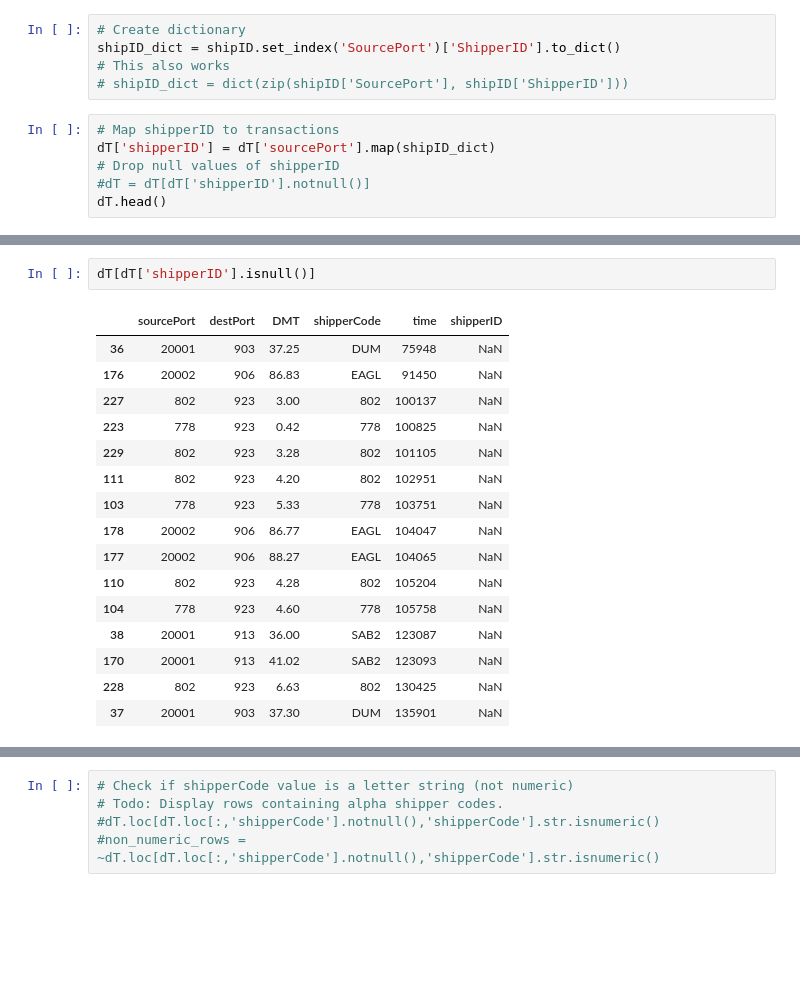
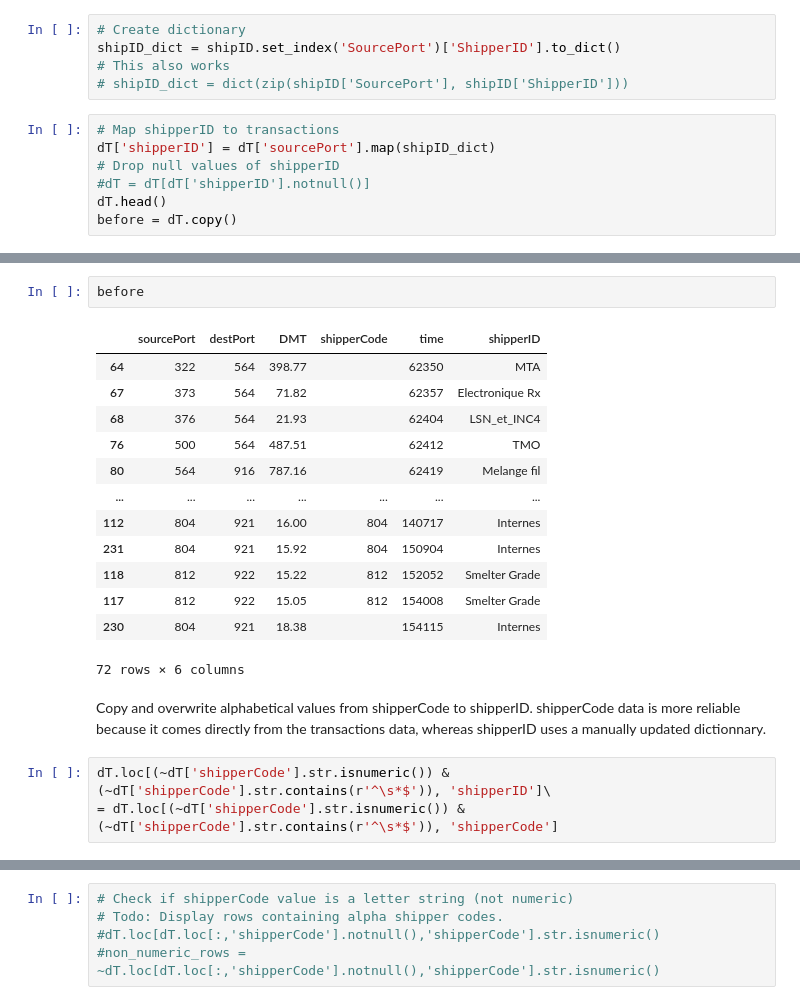
Before and after one commit to mark-zhao1/Fonte, a Jupyter notebook: Fonte_dev.ipynb, the cells around one changed output, grey strips where cells are left out. Cells and saved outputs as stored; diff of their text form; blank space fills up the shorter version.

```diff
--- a/Fonte_dev.ipynb
+++ b/Fonte_dev.ipynb
@@ -124,3 +130,4 @@ dT['shipperID'] = dT['sourcePort'].map(shipID_dict)
 # Drop null values of shipperID
 #dT = dT[dT['shipperID'].notnull()]
 dT.head()
+before = dT.copy()
@@ -134,19 +134,21 @@ dT.head()
-# %%
-dT[dT['shipperID'].isnull()]
-# %% [output]
-|  | sourcePort | destPort | DMT | shipperCode | time | shipperID |
-| 36 | 20001 | 903 | 37.25 | DUM | 75948 | NaN |
-| 176 | 20002 | 906 | 86.83 | EAGL | 91450 | NaN |
-| 227 | 802 | 923 | 3.00 | 802 | 100137 | NaN |
-| 223 | 778 | 923 | 0.42 | 778 | 100825 | NaN |
-| 229 | 802 | 923 | 3.28 | 802 | 101105 | NaN |
-| 111 | 802 | 923 | 4.20 | 802 | 102951 | NaN |
-| 103 | 778 | 923 | 5.33 | 778 | 103751 | NaN |
-| 178 | 20002 | 906 | 86.77 | EAGL | 104047 | NaN |
-| 177 | 20002 | 906 | 88.27 | EAGL | 104065 | NaN |
-| 110 | 802 | 923 | 4.28 | 802 | 105204 | NaN |
-| 104 | 778 | 923 | 4.60 | 778 | 105758 | NaN |
-| 38 | 20001 | 913 | 36.00 | SAB2 | 123087 | NaN |
-| 170 | 20001 | 913 | 41.02 | SAB2 | 123093 | NaN |
-| 228 | 802 | 923 | 6.63 | 802 | 130425 | NaN |
-| 37 | 20001 | 903 | 37.30 | DUM | 135901 | NaN |
+# %%
+before
+# %% [output]
+|  | sourcePort | destPort | DMT | shipperCode | time | shipperID |
+| 64 | 322 | 564 | 398.77 |  | 62350 | MTA |
+| 67 | 373 | 564 | 71.82 |  | 62357 | Electronique Rx |
+| 68 | 376 | 564 | 21.93 |  | 62404 | LSN_et_INC4 |
+| 76 | 500 | 564 | 487.51 |  | 62412 | TMO |
+| 80 | 564 | 916 | 787.16 |  | 62419 | Melange fil |
+| ... | ... | ... | ... | ... | ... | ... |
+| 112 | 804 | 921 | 16.00 | 804 | 140717 | Internes |
+| 231 | 804 | 921 | 15.92 | 804 | 150904 | Internes |
+| 118 | 812 | 922 | 15.22 | 812 | 152052 | Smelter Grade |
+| 117 | 812 | 922 | 15.05 | 812 | 154008 | Smelter Grade |
+| 230 | 804 | 921 | 18.38 |  | 154115 | Internes |
+72 rows × 6 columns
+# %% [markdown]
+Copy and overwrite alphabetical values from shipperCode to shipperID. shipperCode data is more reliable because it comes directly from the transactions data, whereas shipperID uses a manually updated dictionnary.
+# %%
+dT.loc[(~dT['shipperCode'].str.isnumeric()) & (~dT['shipperCode'].str.contains(r'^\s*$')), 'shipperID']\
+= dT.loc[(~dT['shipperCode'].str.isnumeric()) & (~dT['shipperCode'].str.contains(r'^\s*$')), 'shipperCode']
```
Also changed, not shown: parts of 22 cells of this notebook.
